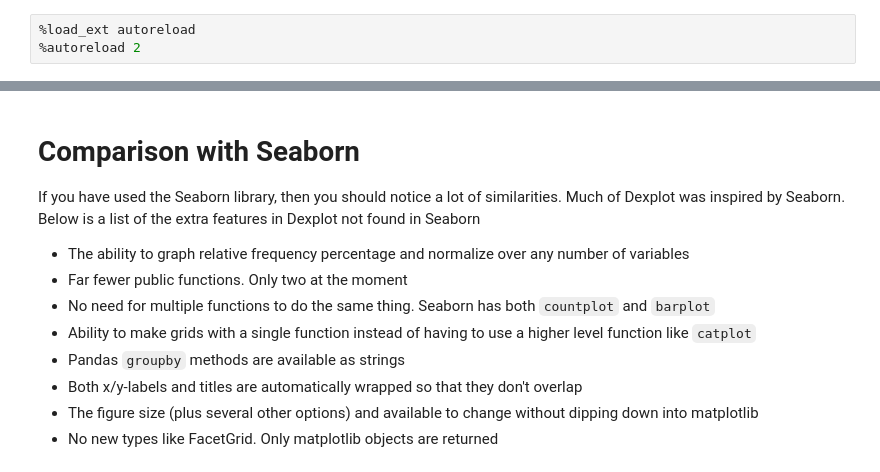
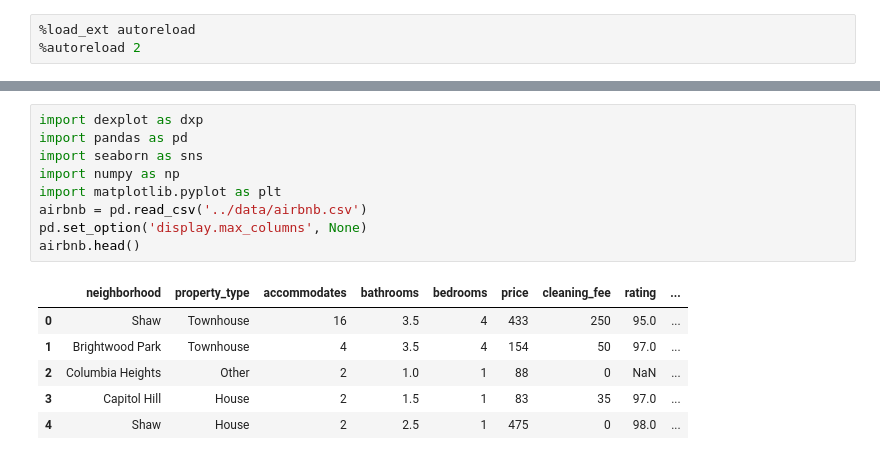
Before and after one commit to dexplo/dexplot, a Jupyter notebook: notebooks/Introduction to Dexplot.ipynb, the cells around one changed output, grey strips where cells are left out. Drawn from its saved outputs; the diff is of its cells as text.

```diff
--- a/notebooks/Introduction to Dexplot.ipynb
+++ b/notebooks/Introduction to Dexplot.ipynb
@@ -415,12 +37,16 @@ fig, = dxp.heatmap(data=housing, corr=True, figsize=(16, 16))
-# %% [markdown]
-# Comparison with Seaborn
-If you have used the Seaborn library, then you should notice a lot of similarities. Much of Dexplot was inspired by Seaborn. Below is a list of the extra features in Dexplot not found in Seaborn
-
-* The ability to graph relative frequency percentage and normalize over any number of variables
-* Far fewer public functions. Only two at the moment
-* No need for multiple functions to do the same thing. Seaborn has both `countplot` and `barplot`
-* Ability to make grids with a single function instead of having to use a higher level function like `catplot`
-* Pandas `groupby` methods are available as strings
-* Both x/y-labels and titles are automatically wrapped so that they don't overlap
-* The figure size (plus several other options) and available to change without dipping down into matplotlib
-* No new types like FacetGrid. Only matplotlib objects are returned
+# %%
+import dexplot as dxp
+import pandas as pd
+import seaborn as sns
+import numpy as np
+import matplotlib.pyplot as plt
+airbnb = pd.read_csv('../data/airbnb.csv')
+pd.set_option('display.max_columns', None)
+airbnb.head()
+# %% [output]
+|  | neighborhood | property_type | accommodates | bathrooms | bedrooms | price | cleaning_fee | rating | ... |
+| 0 | Shaw | Townhouse | 16 | 3.5 | 4 | 433 | 250 | 95.0 | ... |
+| 1 | Brightwood Park | Townhouse | 4 | 3.5 | 4 | 154 | 50 | 97.0 | ... |
+| 2 | Columbia Heights | Other | 2 | 1.0 | 1 | 88 | 0 | NaN | ... |
+| 3 | Capitol Hill | House | 2 | 1.5 | 1 | 83 | 35 | 97.0 | ... |
+| 4 | Shaw | House | 2 | 2.5 | 1 | 475 | 0 | 98.0 | ... |
```
Also changed, not shown: parts of 88 cells of this notebook, 9 other files.
